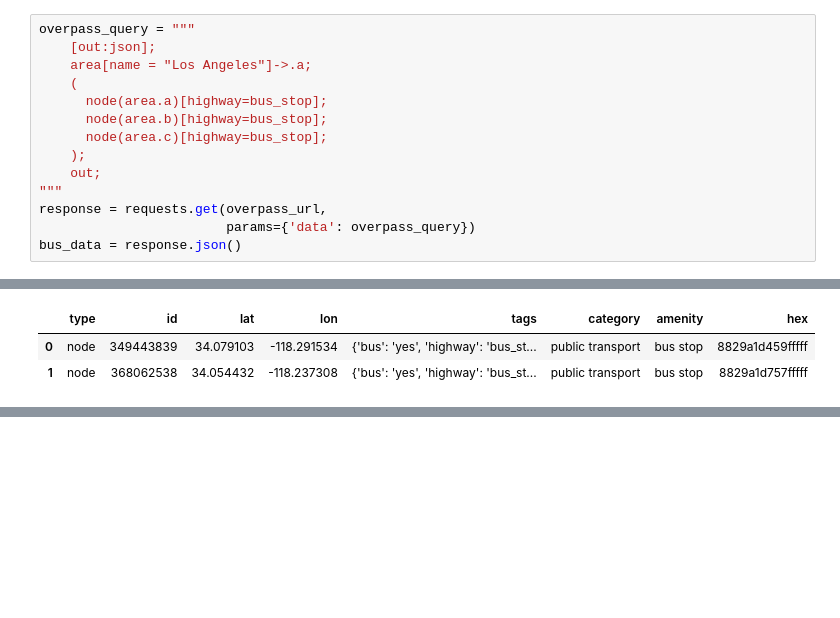
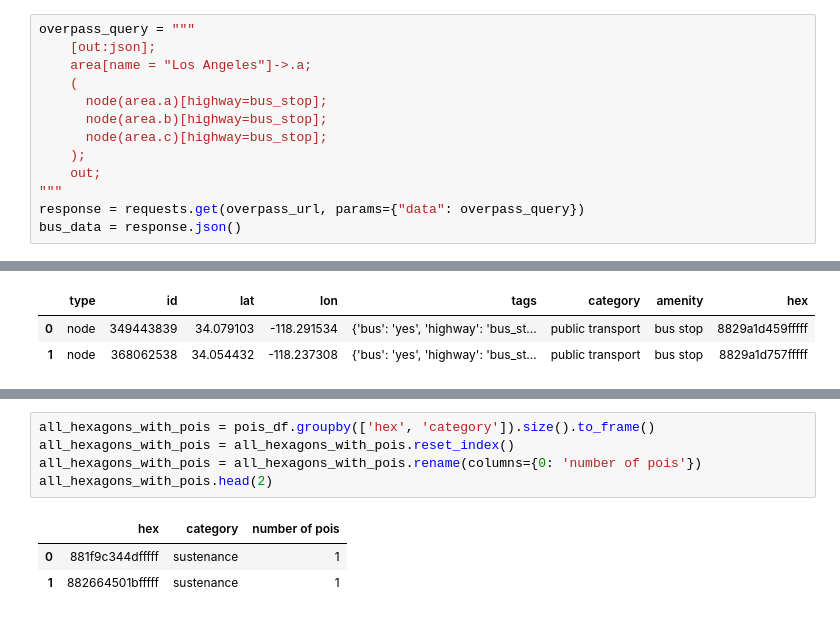
Before and after one commit to katekuian/aa_2021_magma, a Jupyter notebook: 01_data_collection_and_preparation/04_pois.ipynb, the cells around one changed output, grey strips where cells are left out. Saved outputs shown, nothing was run; the diff lists cells and outputs as text; blank space fills up the shorter version.

```diff
--- a/01_data_collection_and_preparation/04_pois.ipynb
+++ b/01_data_collection_and_preparation/04_pois.ipynb
@@ -139,8 +139,7 @@ overpass_query = """
     );
     out;
 """
-response = requests.get(overpass_url,
-                        params={'data': overpass_query})
+response = requests.get(overpass_url, params={"data": overpass_query})
 bus_data = response.json()
 # %%
 bus_df = pd.DataFrame(bus_data["elements"])
@@ -207,3 +205,12 @@ pois_df[pois_df['amenity'] == 'railway stop'].head(2)
 |  | type | id | lat | lon | tags | category | amenity | hex |
 | 0 | node | 123386730 | 34.026363 | -118.372152 | {'addr:city': 'Los Angeles', 'add... | public transport | railway stop | 8829a1990bfffff |
 | 1 | node | 267072333 | 34.087521 | -118.475692 | {'name': 'Lower Tram Station', 'r... | public transport | railway stop | 8829a198b5fffff |
+# %%
+all_hexagons_with_pois = pois_df.groupby(['hex', 'category']).size().to_frame()
+all_hexagons_with_pois = all_hexagons_with_pois.reset_index()
+all_hexagons_with_pois = all_hexagons_with_pois.rename(columns={0: 'number of pois'})
+all_hexagons_with_pois.head(2)
+# %% [output]
+|  | hex | category | number of pois |
+| 0 | 881f9c344dfffff | sustenance | 1 |
+| 1 | 882664501bfffff | sustenance | 1 |
```
Also changed, not shown: parts of 7 cells of this notebook.
